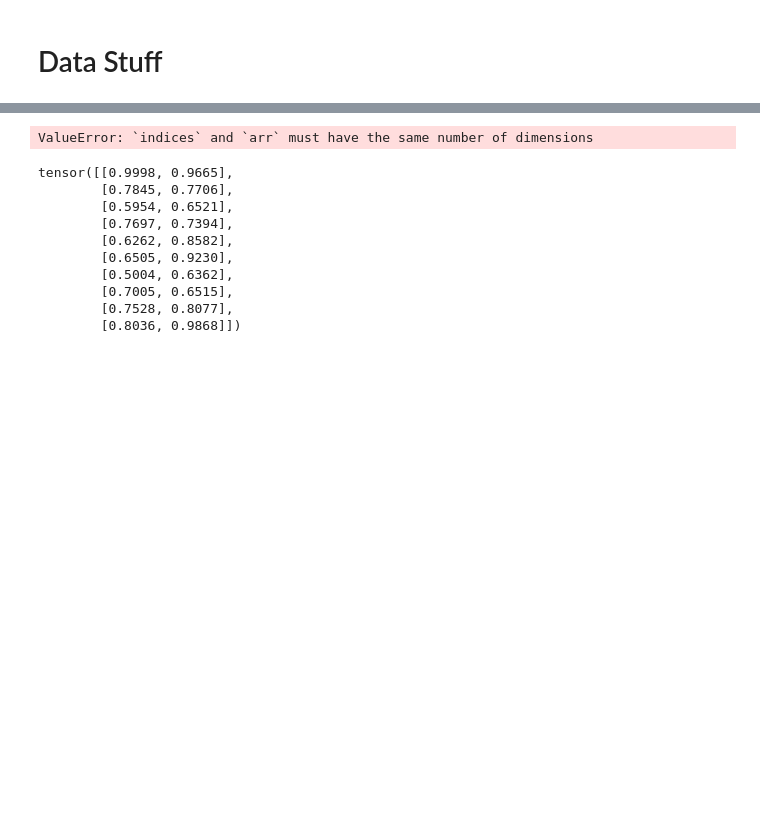
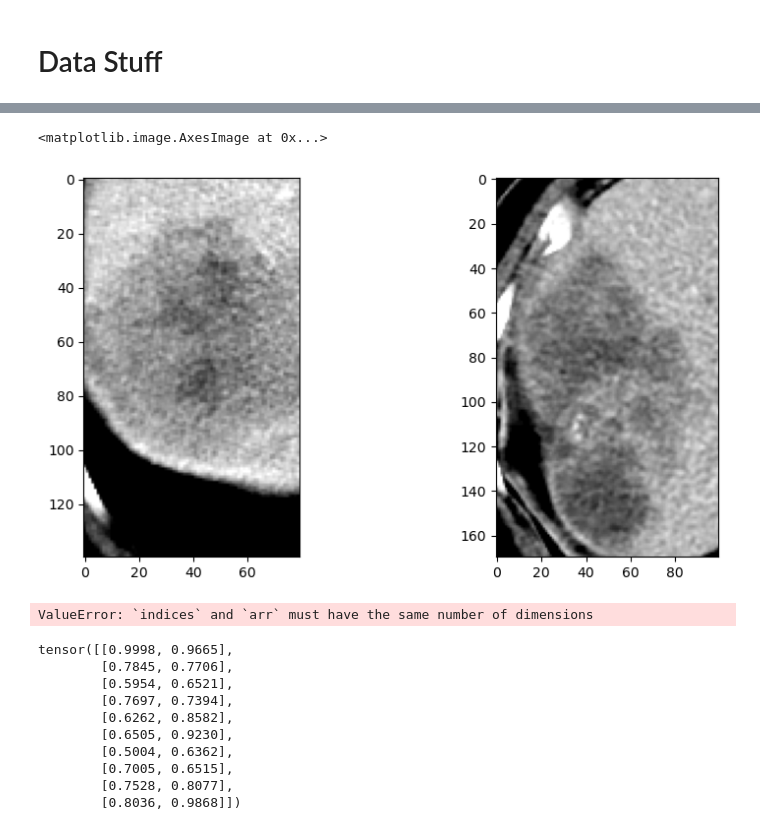
Before and after one commit to BaconDavid/CRLM_Internship_Project, a Jupyter notebook: Jupyter_Test/Data_stuff.ipynb, the cells around one changed output, grey strips where cells are left out. Drawn from its saved outputs; the diff is of its cells as text; code cells hidden in the pictures; blank space fills up the shorter version.

```diff
--- a/Jupyter_Test/Data_stuff.ipynb
+++ b/Jupyter_Test/Data_stuff.ipynb
@@ -63,3 +45,38 @@ y_pred.shape
+# %%
+import SimpleITK as sitk
+import matplotlib.pyplot as plt
+
+
+def apply_window_to_volume(batched_volumes):
+    """
+    Apply windowing to a batch of 3D volumes.
+    :param batched_volumes: The input batch of 3D volumes.
+    :return: Windowed batch of 3D volumes.
+    """
+    window_center = 60
+    window_width = 180
+    lower_bound = window_center - window_width / 2
+    upper_bound = window_center + window_width / 2
+    windowed_batched_volumes = np.clip(batched_volumes, lower_bound, upper_bound)
+    return windowed_batched_volumes
+
+
+
+img_1 = sitk.ReadImage('../../Data/Mixed_HGP/Mixed_HGP_07071/CILM_CT_192810_0000.nii.gz')
+img_1_array = sitk.GetArrayFromImage(img_1)
+windowed_image_1 = apply_window_to_volume(img_1_array)
+
+img_2 = sitk.ReadImage('../../Data/Mixed_HGP/Mixed_HGP_07071/CILM_CT_107850_0000.nii.gz')
+img_2_array = sitk.GetArrayFromImage(img_2)
+windowed_image_2 = apply_window_to_volume(img_2_array)
+
+#two figures side by side
+fig, (ax1, ax2) = plt.subplots(1, 2, figsize=(10, 5))
+ax1.imshow(windowed_image_1[302,180:320,60:140], cmap='gray')
+ax2.imshow(windowed_image_2[322,180:350,100:200], cmap='gray')
+# %% [output]
+<matplotlib.image.AxesImage at 0x...>
+[figure, added]
 # %%
 np.take_along_axis(b, index, axis=2)
 # %% [output]
```
Also changed, not shown: parts of 7 cells of this notebook, 14 other files.
